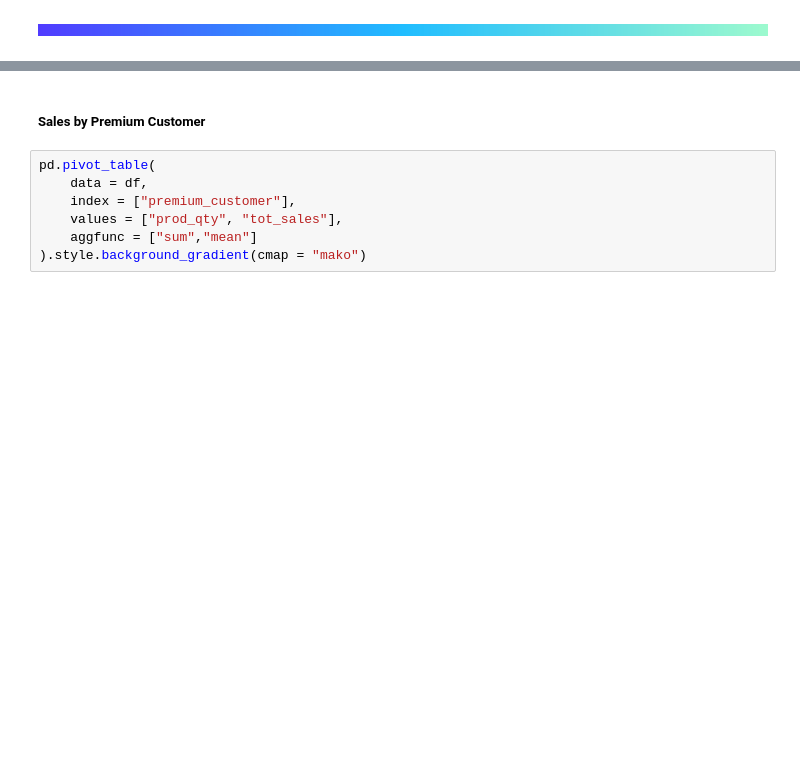
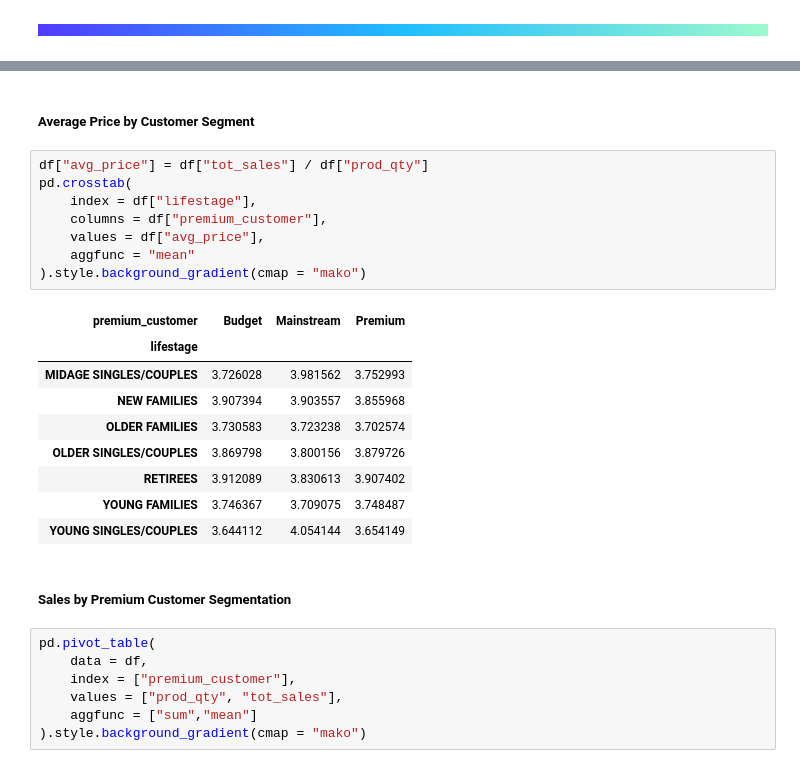
Before and after one commit to frantzalexander/Internship-Quantium, a Jupyter notebook: Exploratory Analysis.ipynb, the cells around one changed output, grey strips where cells are left out. Saved outputs shown, nothing was run; the diff lists cells and outputs as text; blank space fills up the shorter version.

```diff
--- a/Exploratory Analysis.ipynb
+++ b/Exploratory Analysis.ipynb
@@ -652,5 +688,25 @@ plt.title("Sales Revenue over Time");
+# %% [markdown]
+##### Average Price by Customer Segment
+# %%
+df["avg_price"] = df["tot_sales"] / df["prod_qty"]
+pd.crosstab(
+    index = df["lifestage"],
+    columns = df["premium_customer"],
+    values = df["avg_price"],
+    aggfunc = "mean"
+).style.background_gradient(cmap = "mako")
+# %% [output]
+| premium_customer | Budget | Mainstream | Premium |
+| lifestage |  |  |  |
+| MIDAGE SINGLES/COUPLES | 3.726028 | 3.981562 | 3.752993 |
+| NEW FAMILIES | 3.907394 | 3.903557 | 3.855968 |
+| OLDER FAMILIES | 3.730583 | 3.723238 | 3.702574 |
+| OLDER SINGLES/COUPLES | 3.869798 | 3.800156 | 3.879726 |
+| RETIREES | 3.912089 | 3.830613 | 3.907402 |
+| YOUNG FAMILIES | 3.746367 | 3.709075 | 3.748487 |
+| YOUNG SINGLES/COUPLES | 3.644112 | 4.054144 | 3.654149 |
 # %% [markdown]
-##### Sales by Premium Customer
+##### Sales by Premium Customer Segmentation
 # %%
 pd.pivot_table(
     data = df,
```
Also changed, not shown: parts of 7 cells of this notebook.
